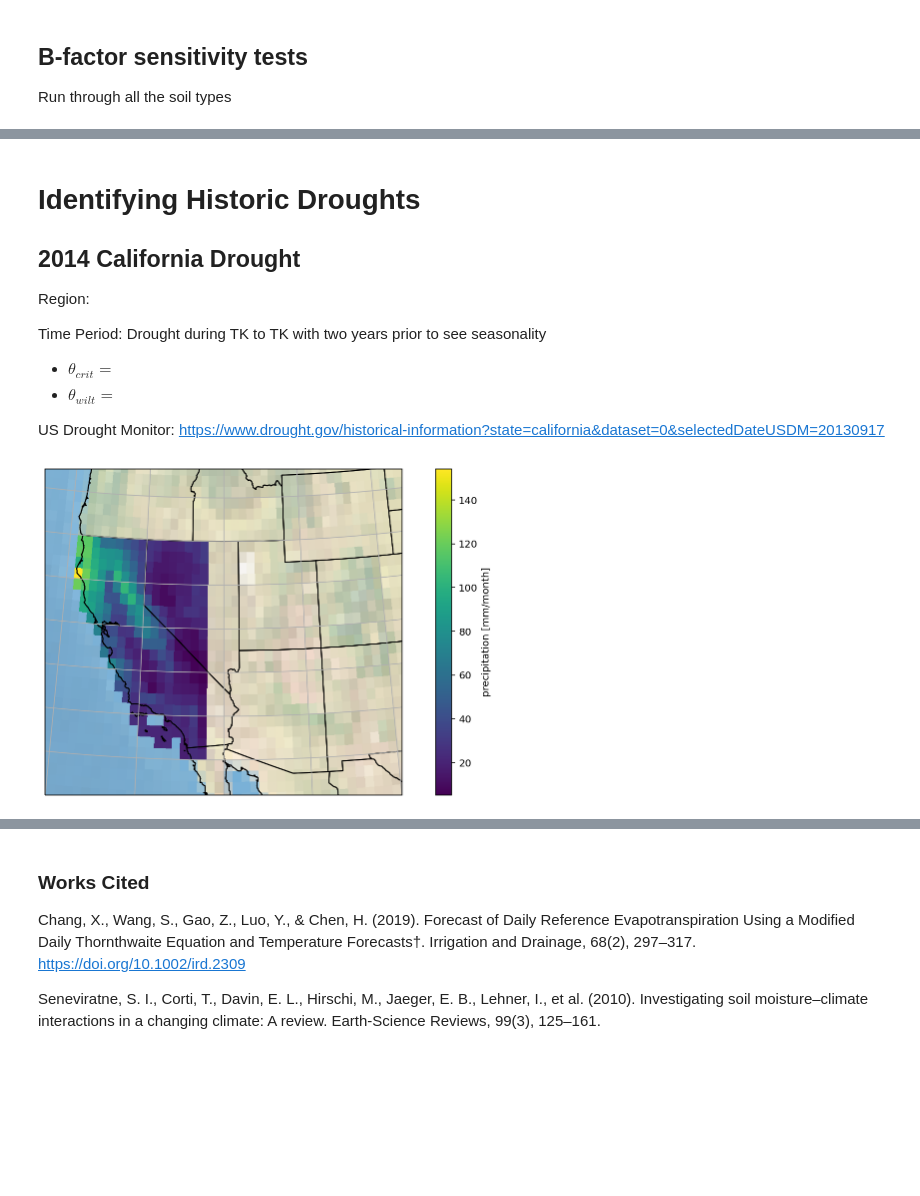
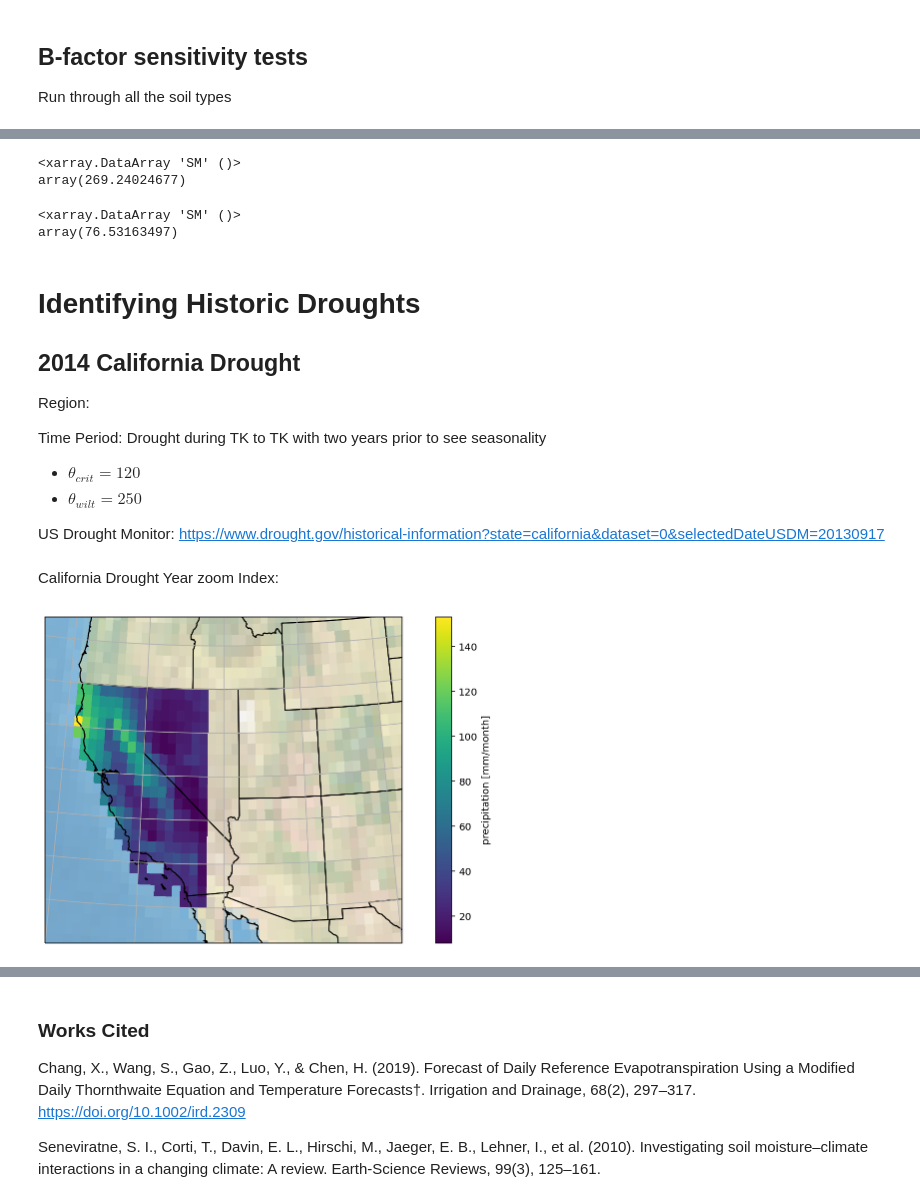
Before and after one commit to zentouro/soil-moisture-model, a Jupyter notebook: soil-moisture-bucket-project.ipynb, the cells around one changed output, grey strips where cells are left out. Saved outputs shown, nothing was run; the diff lists cells and outputs as text; code cells hidden in the pictures; blank space fills up the shorter version.

```diff
--- a/soil-moisture-bucket-project.ipynb
+++ b/soil-moisture-bucket-project.ipynb
@@ -130,6 +130,7 @@ class bucket:
                            plotplots = True,
                            lat = [30,45],
                            lon = [-125,-105],
+                           bucket_depth = 400, # mm
                            crit = 290, wilt = 150 ): # crit and wilt default to silt loam soil
         """ governing equation
 
@@ -182,11 +183,15 @@ class bucket:
 
             # with model calculation of PET
             if CRUpet == False:
-                SM.SM[t+1] = self.precip[t] - self.scaling_factor(SM.SM[t]) * days_in_month * Epot_Calc.Epot[t]
+                SM.SM[t+1] = (SM.SM[t]) + self.precip[t] - self.scaling_factor(SM.SM[t]) * days_in_month * Epot_Calc.Epot[t]
 
             # with CRU EPOT data
             if CRUpet == True:
-                SM.SM[t+1] = self.precip[t] - self.scaling_factor(SM.SM[t]) * days_in_month * self.pet[t]
+                SM.SM[t+1] = (SM.SM[t]) + self.precip[t] - self.scaling_factor(SM.SM[t]) * days_in_month * self.pet[t]
+
+            # bucket size
+            if SM.SM[t+1] > bucket_depth:
+                SM.SM[t+1] = bucket_depth
 
             # soil moisture level cannot be negative, so if it is less than 0 set to 0
             if SM.SM[t+1] < 0:
@@ -399,3 +467,13 @@ plt.savefig('figures/soil-types-utah-region.png', dpi = 300)
+# %%
+clay_SM.SM.mean()
+# %% [output]
+<xarray.DataArray 'SM' ()>
+array(269.24024677)
+# %%
+sand_SM.SM.mean()
+# %% [output]
+<xarray.DataArray 'SM' ()>
+array(76.53163497)
 # %% [markdown]
 # Identifying Historic Droughts
 
@@ -407,40 +485,42 @@ Time Period:
 Drought during TK to TK with two years prior to see seasonality
 
 
-- $\theta_{crit} = $
-- $\theta_{wilt} = $
+- $\theta_{crit} = 120$
+- $\theta_{wilt} = 250$
 
 US Drought Monitor: https://www.drought.gov/historical-information?state=california&dataset=0&selectedDateUSDM=20130917
+# %% [markdown]
+California Drought Year zoom Index:
 # %%
-date_ini = '2009-1'
-date_end = '2019-12'
+
 wilt = 120
 crit = 250
+
 # california and some of nevada
 region_params = {'lat':[32,42], 'lon':[-125, -116]}
 
 import cartopy.crs as ccrs
 import cartopy
 
 extent = [-125, -105, 30, 45]
 # exact center
 central_lon = np.mean(extent[:2])
 central_lat = np.mean(extent[2:])
 
 plt.figure()
 ax = plt.axes(projection = ccrs.AlbersEqualArea(central_lon, central_lat))
 ax.set_extent(extent)
 
 ax.add_feature(cartopy.feature.STATES)
 ax.coastlines()
 ax.gridlines()
 ax.stock_img()
 
 pre_ds.sel(lat=slice(*region_params['lat']), lon=slice(*region_params['lon']), time=slice(*date_params['time'])).mean('time', keep_attrs = True).pre.plot(transform = ccrs.PlateCarree())
 
-SM_cali, Epot_Calc = model.bucket_integration(CRUpet = False, lat = region_params['lat'], lon = region_params['lon'], date_ini = date_ini, date_end = date_end,
-                                                    wilt = wilt, crit = crit, plotplots = False)
+SM_cali, Epot_Calc = model.bucket_integration(CRUpet = False, lat = region_params['lat'], lon = region_params['lon'],
+                                              wilt = wilt, crit = crit, plotplots = False)
 
 plt.savefig('figures/california_region.png', dpi = 300)
 # %% [output]
-[figure, old version]
+[figure, new version]
```
Also changed, not shown: parts of 24 cells of this notebook, 13 other files.
